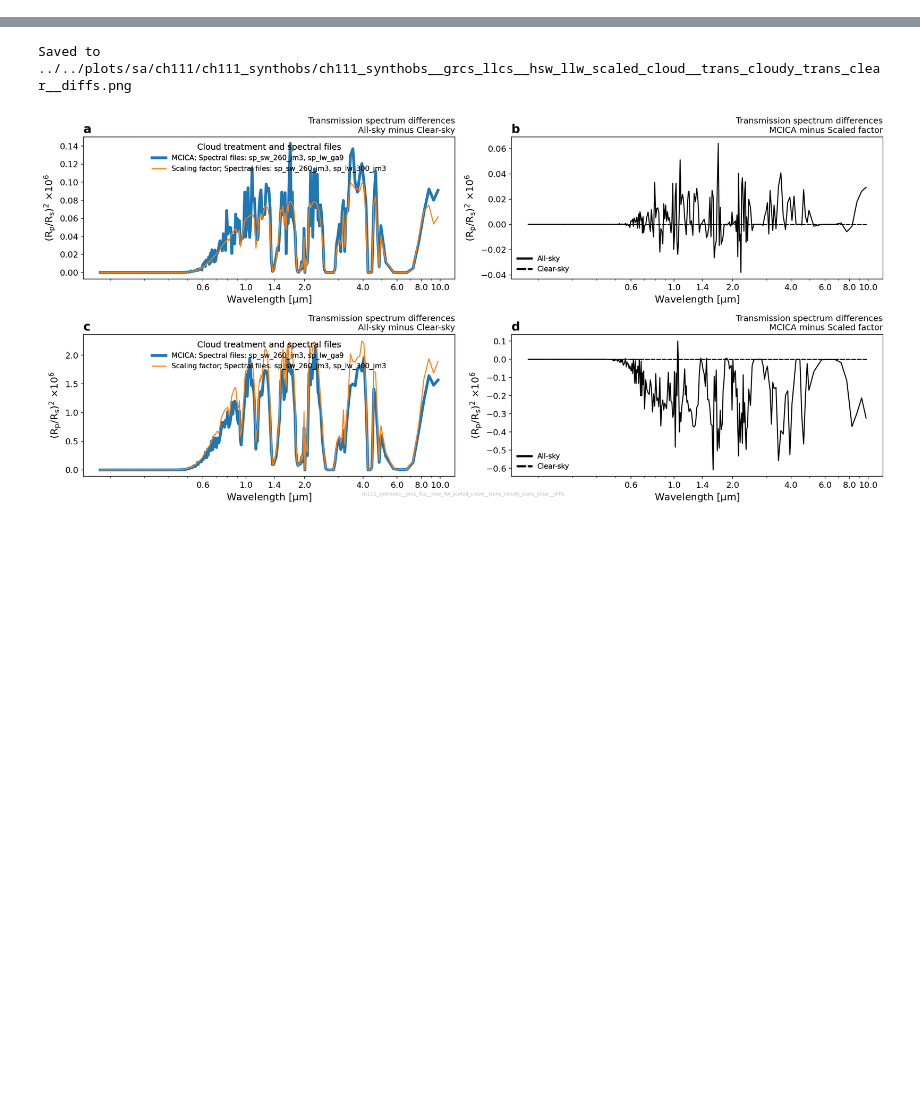
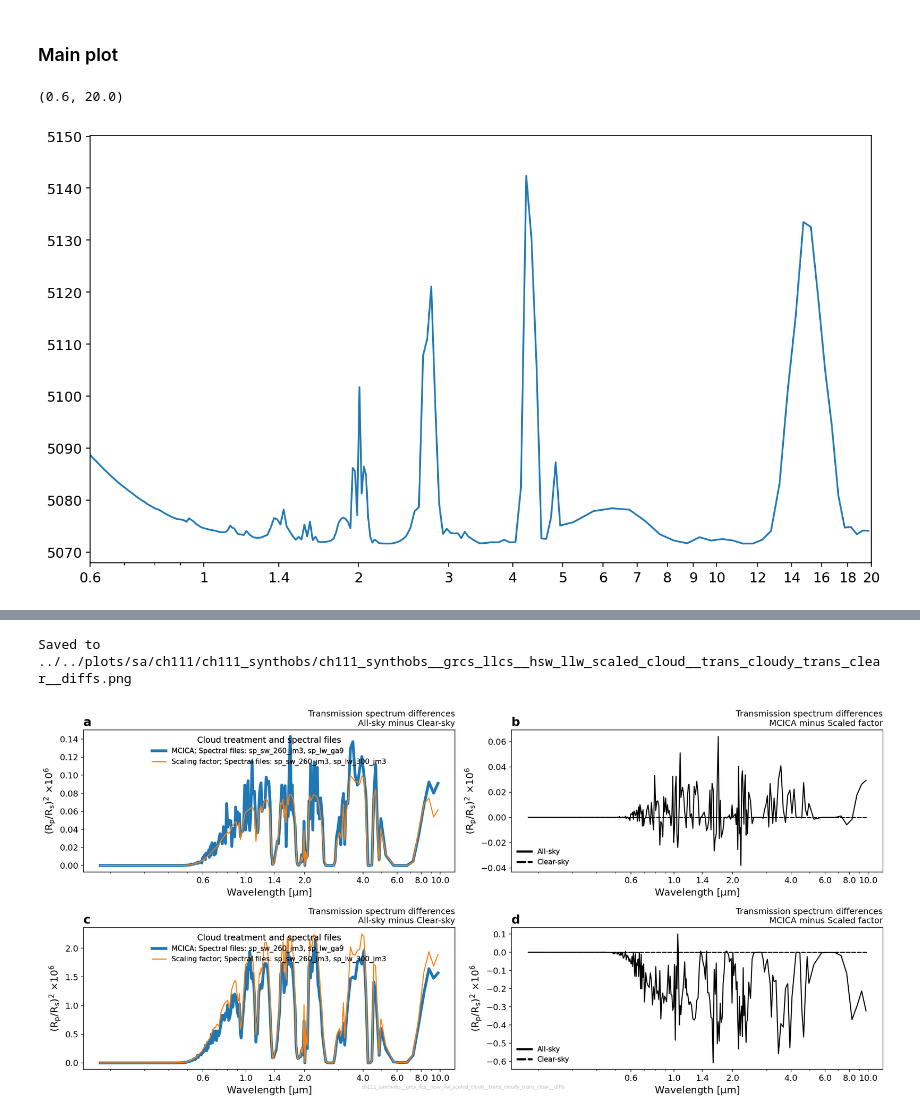
Before and after one commit to dennissergeev/t1e_bistability_code, a Jupyter notebook: code/Transmission-Spectra.ipynb, the cells around one changed output, grey strips where cells are left out. Drawn from its saved outputs; the diff is of its cells as text; code cells hidden in the pictures; blank space fills up the shorter version.

```diff
--- a/code/Transmission-Spectra.ipynb
+++ b/code/Transmission-Spectra.ipynb
@@ -96,14 +118,22 @@ OPT_LABELS = {
 #     break
 
 runs = {}
-for suite_label, suite_prop in SUITE_LABELS.items():
-    for opt_label in OPT_LABELS.keys():
+for suite_label, suite_prop in tqdm(SUITE_LABELS.items()):
+    for opt_label, opt_prop in OPT_LABELS.items():
         sim_label = f"{suite_label}_{opt_label}"
         top_label = f"{GLM_SUITE_ID}_synthobs_{sim_label}"
         planet = suite_prop["planet"]
         const = init_const(planet, directory=mypaths.constdir)
-        procdir = mypaths.sadir / top_label
-        cl = load_data(procdir / "umglaa.ph000000")
+        # procdir = mypaths.sadir / top_label
+        procdir = (
+            mypaths.home
+            / "cylc-run"
+            / f"{img_prefix}_{suite_label}_{opt_label}"
+            / "work"
+            / "1"
+            / "atmos_base_*"
+        )
+        cl = load_data(procdir / "umglaa.ph*")
         runs[sim_label] = AtmoSim(
             cl,
             name=sim_label,
@@ -114,26 +144,27 @@ for suite_label, suite_prop in SUITE_LABELS.items():
             vert_coord=None,
         )
         runs[sim_label].theta_levels = iris.cube.Cube(
-            data=load_vert_lev(mypaths.home / "vert" / "vertlevs_L38_29t_9s_50km"),
+            data=load_vert_lev(mypaths.home / "vert" / "vertlevs_L38_29t_9s_80km"),
             units="m",
             long_name="level_height",
         )
         runs[sim_label].spectral_file_sw = (
-            mypaths.home / "spectral" / "ga9_ref" / "sp_sw_260_jm3"
+            opt_prop["spectral_file_sw"]
         )
 # %%
 VRBL_PLOT = {
     "trans_cloudy": {
         "cube": lambda AS: AS._cubes.extract_cube("m01s01i555"),
-        "title": "All-sky",
+        "title": "Cloudy",
         "tex_units": "$W$ $m^{-2}$",
-        "kw_plt": {"linestyle": "-"},
+        "kw_plt": {"linestyle": "-", "lw": 1, "alpha": 1}
+        # "kw_plt": {"linestyle": "-", "lw": 4, "alpha":0.25},
     },
     "trans_clear": {
         "cube": lambda AS: AS._cubes.extract_cube("m01s01i556"),
         "title": "Clear-sky",
         "tex_units": "$W$ $m^{-2}$",
-        "kw_plt": {"linestyle": "--", "dash_capstyle": "round"},
+        "kw_plt": {"linestyle": ":", "lw": 1, "dash_capstyle": "round"},
     },
 }
 # %%
@@ -152,7 +183,7 @@ for suite_label in SUITE_LABELS.keys():
             cube = vrbl_dict["cube"](the_run)
             cube.units = tex2cf_units(vrbl_dict["tex_units"])
             # cube.convert_units(tex2cf_units(vrbl_dict["tex_units"]))
-            rp_eff_over_rs = calc_transmission_spectrum(
+            RESULTS[sim_label][vrbl_key] = calc_transmission_spectrum(
                 cube,
                 the_run.spectral_file_sw,
                 stellar_constant_at_1_au,
@@ -160,4 +191,3 @@ for suite_label in SUITE_LABELS.keys():
                 planet_top_of_atmosphere,
                 model=the_run.model,
             )
-            RESULTS[sim_label][vrbl_key] = rp_eff_over_rs
@@ -318,0 +194,2 @@ Saved to ../../plots/sa/ch111/ch111_synthobs/ch111_synthobs__grcs_llcs__hsw_llw_
+# %% [markdown]
+### Main plot
@@ -318,0 +201,7 @@ Saved to ../../plots/sa/ch111/ch111_synthobs/ch111_synthobs__grcs_llcs__hsw_llw_
+# %%
+ax = plt.axes()
+ax.plot(x, cube.data)
+ax.set_xscale("log")
+# %% [output]
+(0.6, 20.0)
+[figure, added]
```
Also changed, not shown: parts of 30 cells of this notebook, 1 other file.
